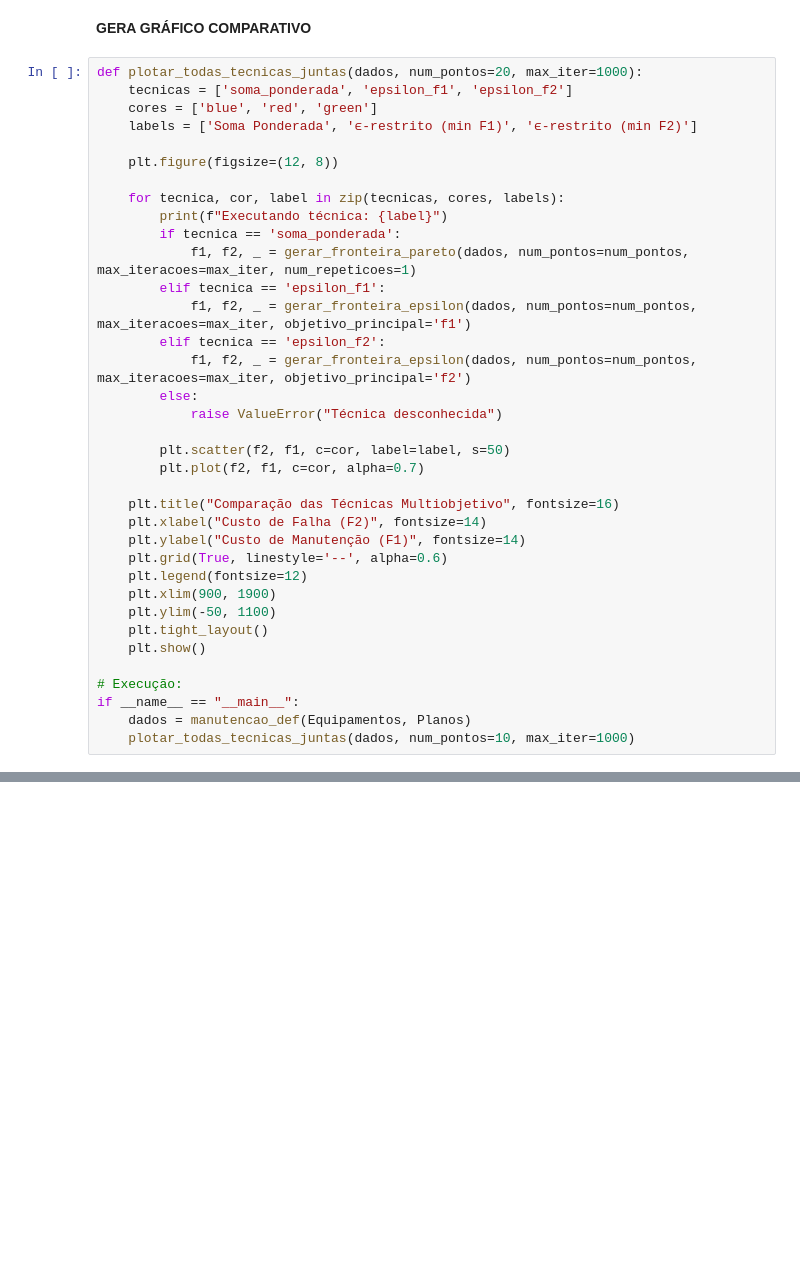
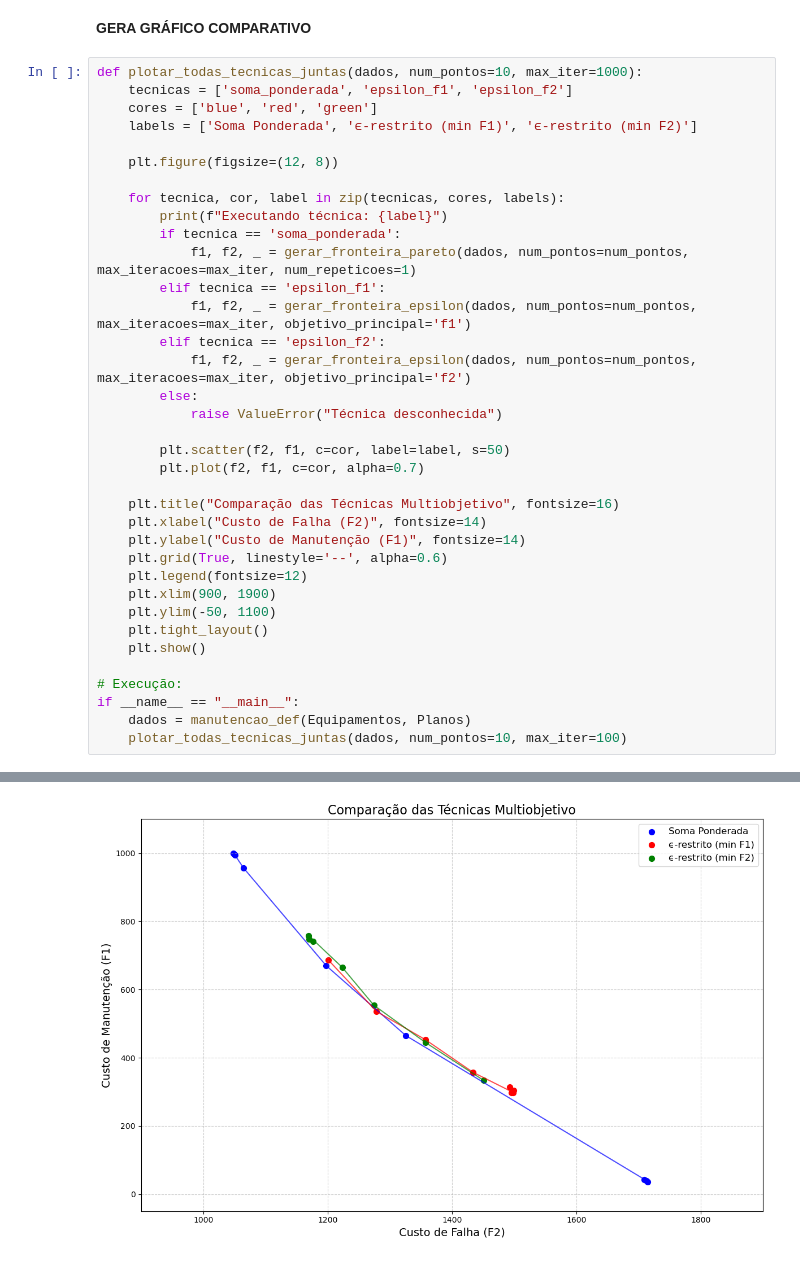
Before and after one commit to Rafioio/Trabalho-TD2, a Jupyter notebook: Guilherme.ipynb, the cells around one changed output, grey strips where cells are left out. Cells and saved outputs as stored; diff of their text form; blank space fills up the shorter version.

```diff
--- a/Guilherme.ipynb
+++ b/Guilherme.ipynb
@@ -574,7 +579,7 @@ if __name__ == "__main__":
 # %% [markdown]
 **GERA GRÁFICO COMPARATIVO**
 # %%
-def plotar_todas_tecnicas_juntas(dados, num_pontos=20, max_iter=1000):
+def plotar_todas_tecnicas_juntas(dados, num_pontos=10, max_iter=1000):
     tecnicas = ['soma_ponderada', 'epsilon_f1', 'epsilon_f2']
     cores = ['blue', 'red', 'green']
     labels = ['Soma Ponderada', 'ϵ-restrito (min F1)', 'ϵ-restrito (min F2)']
@@ -608,4 +613,5 @@ def plotar_todas_tecnicas_juntas(dados, num_pontos=20, max_iter=1000):
 # Execução:
 if __name__ == "__main__":
     dados = manutencao_def(Equipamentos, Planos)
-    plotar_todas_tecnicas_juntas(dados, num_pontos=10, max_iter=1000)
+    plotar_todas_tecnicas_juntas(dados, num_pontos=10, max_iter=100)
+# %% [output]
@@ -611,0 +635 @@ if __name__ == "__main__":
+[figure, added]
```
Also changed, not shown: parts of 2 cells of this notebook.
